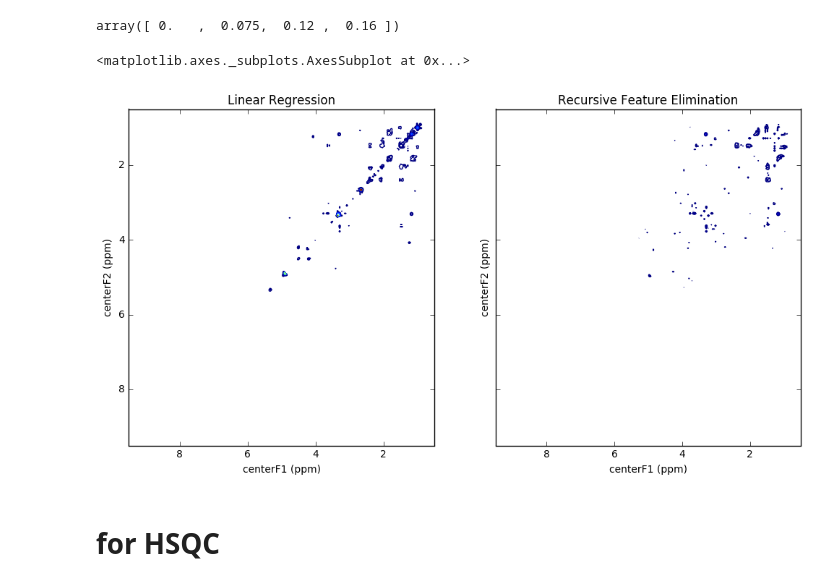
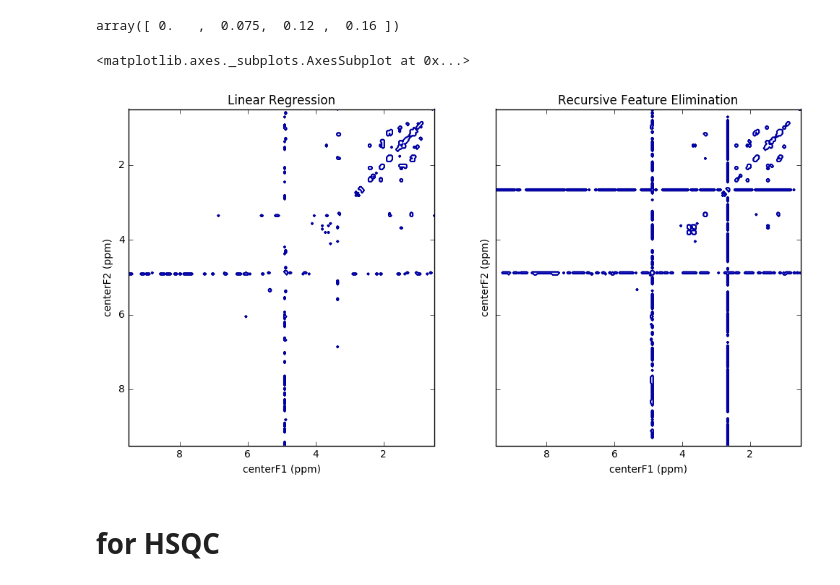
Before and after one commit to harel-coffee/plasmodesma-auto, a Jupyter notebook: Analysis.ipynb, the cells around one changed output. Saved outputs shown, nothing was run; the diff lists cells and outputs as text; code cells hidden in the pictures.

```diff
--- a/Analysis.ipynb
+++ b/Analysis.ipynb
@@ -261,30 +261,32 @@ Y[:4]
 # %% [output]
 array([ 0.   ,  0.075,  0.12 ,  0.16 ])
 # %%
-# First Regrassion
+# First Regression
 reg.fit(X[:4],Y[:4])
-Threshold = 1E-14
+Threshold = 0.5E-14
 coefmask = (reg.coef_)> Threshold
 coef = reg.coef_[coefmask]
 tcoefmask = np.where(coefmask.ravel()>0)[0]
 m = np.zeros(N)
 m[tcoefmask] = 1.0
 m = m.reshape(Im2[2].shape)
 
 # then RFE
-NFeatures = 300  # we want a small number
+NFeatures = 1200  # we want a small number
 selector = RFE(estimator, step=0.5, n_features_to_select=NFeatures)
 selector = selector.fit(X[:4], Y[:4])
-
+mrfe = np.zeros(N)
+mrfe[selector.support_] = 1.0
+mrfe = mrfe.reshape(Im2[2].shape)
 
 f1, (ax1,ax2) = plt.subplots(ncols=2, sharex=True, sharey=True, figsize=(12,6))
 ax1.set_title('Linear Regression')
-affiche(Im2[0], Im2[1], Im2[2]-Im1[2], scale=4, ax=ax1)
+affiche(Im2[0], Im2[1], m, scale=0.1, ax=ax1)
 ax2.set_title('Recursive Feature Elimination')
-affiche(Im2[0], Im2[1], Im2[2]/Im1[2], scale=0.07, ax=ax2, reverse=False)
+affiche(Im2[0], Im2[1], mrfe, scale=0.1, ax=ax2, reverse=False)
 # %% [output]
 <matplotlib.axes._subplots.AxesSubplot at 0x...>
-[figure, old version]
+[figure, new version]
 # %% [markdown]
 # for HSQC
 # %%
```
Also changed, not shown: parts of 1 cell of this notebook, 1 other file.
